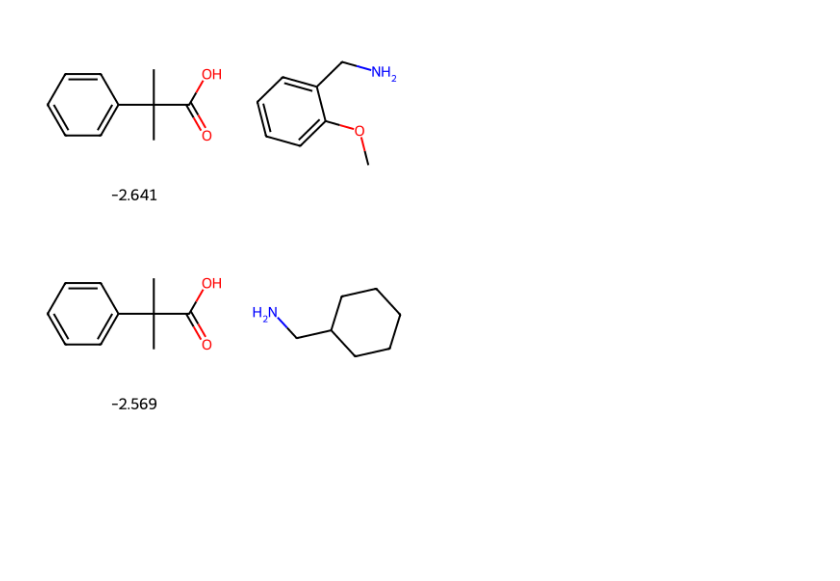
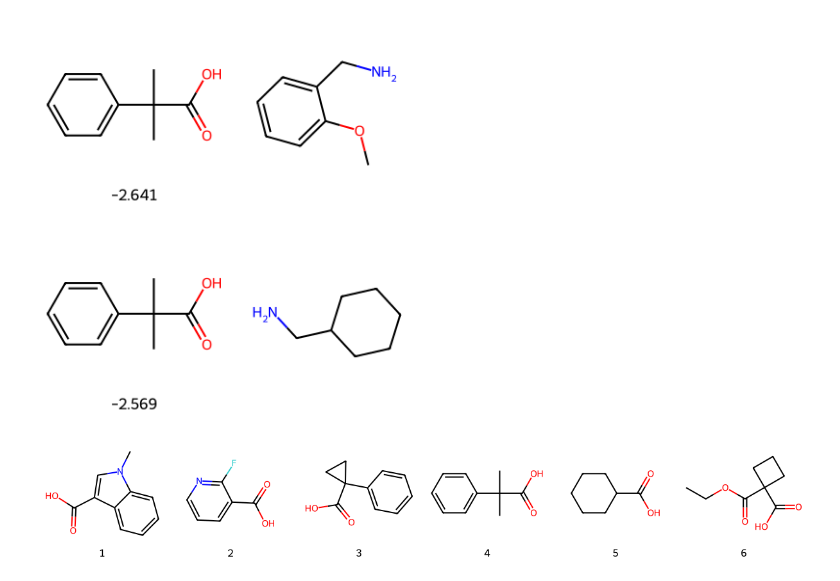
Before and after one commit to alkorolyov/linux_orca, a Jupyter notebook: notebooks/03_amides.ipynb, the cells around one changed output. Drawn from its saved outputs; the diff is of its cells as text; code cells hidden in the pictures; blank space fills up the shorter version.

```diff
--- a/notebooks/03_amides.ipynb
+++ b/notebooks/03_amides.ipynb
@@ -289,0 +293,6 @@ for idx, row in lit_df.sort_values(by='ln_k')[:10].iterrows():
+# %%
+non_active_acids = lit_df.sort_values(by='ln_k')[:10].acid_smi.unique()
+# %%
+draw_multiple_smi_rdkit(non_active_acids, molsPerRow=6)
+# %% [output]
+[figure, added]
```
Also changed, not shown: parts of 7 cells of this notebook, 1 other file.
